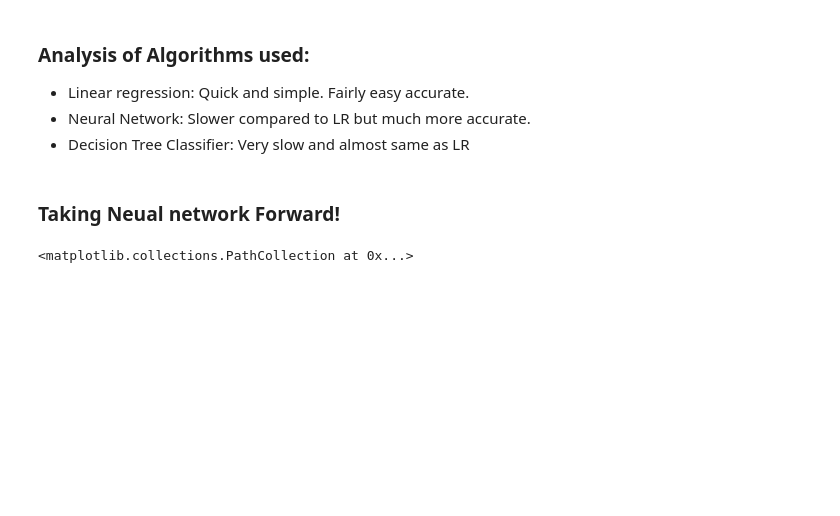
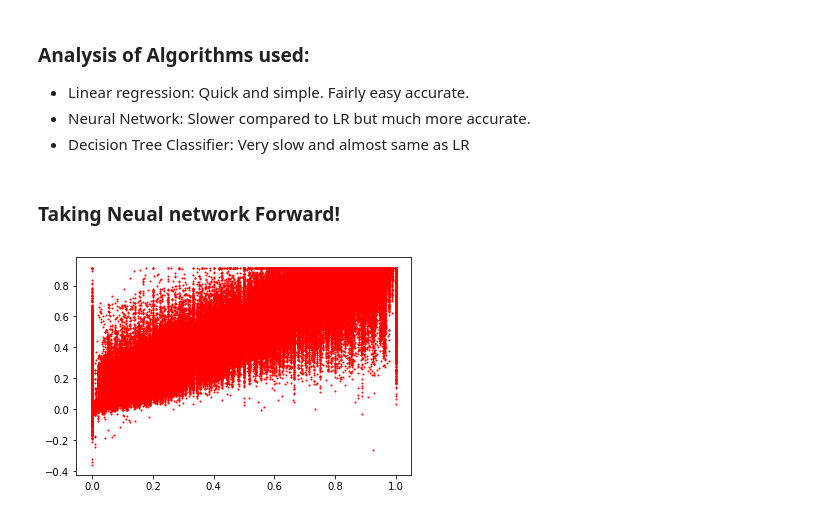
Before and after one commit to bipin2295/PUBG_analysis, a Jupyter notebook: PUBG_prediction.ipynb, the cells around one changed output. Drawn from its saved outputs; the diff is of its cells as text; code cells hidden in the pictures; blank space fills up the shorter version.

```diff
--- a/PUBG_prediction.ipynb
+++ b/PUBG_prediction.ipynb
@@ -6,5 +6,9 @@
 import numpy as np
 import pandas as pd
 # %%
-pubg_train = pd.read_csv('train.csv')
-pubg_test = pd.read_csv('test.csv')
+#pubg_train = pd.read_csv('train.csv')
+#pubg_test = pd.read_csv('test.csv')
+#Working with only 1000000 rows.
+
+pubg_train = pd.read_csv('train.csv',nrows=1000000)
+pubg_test = pd.read_csv('test.csv',nrows=1000000)
@@ -296,11 +276,11 @@ y_pred = mlp.predict(X_test)
 # %%
 fig = plt.figure()
 ax1 = fig.add_subplot(111)
-ax1.scatter(y_train, y_train, s=1, c='b', marker="s", label='real')
-ax1.scatter(y_test,y_pred, s=10, c='r', marker="o", label='NN Prediction')
-#plt.show()
+#ax1.scatter(y_train, y_train, s=0.01, c='b', marker="s", label='real')
+ax1.scatter(y_test,y_pred, s=1, c='r', marker="o", label='NN Prediction')
+plt.show()
 # %% [output]
-<matplotlib.collections.PathCollection at 0x...>
+[figure, added]
 # %%
 from sklearn.model_selection import learning_curve
 # %%
```
Also changed, not shown: parts of 31 cells of this notebook.
